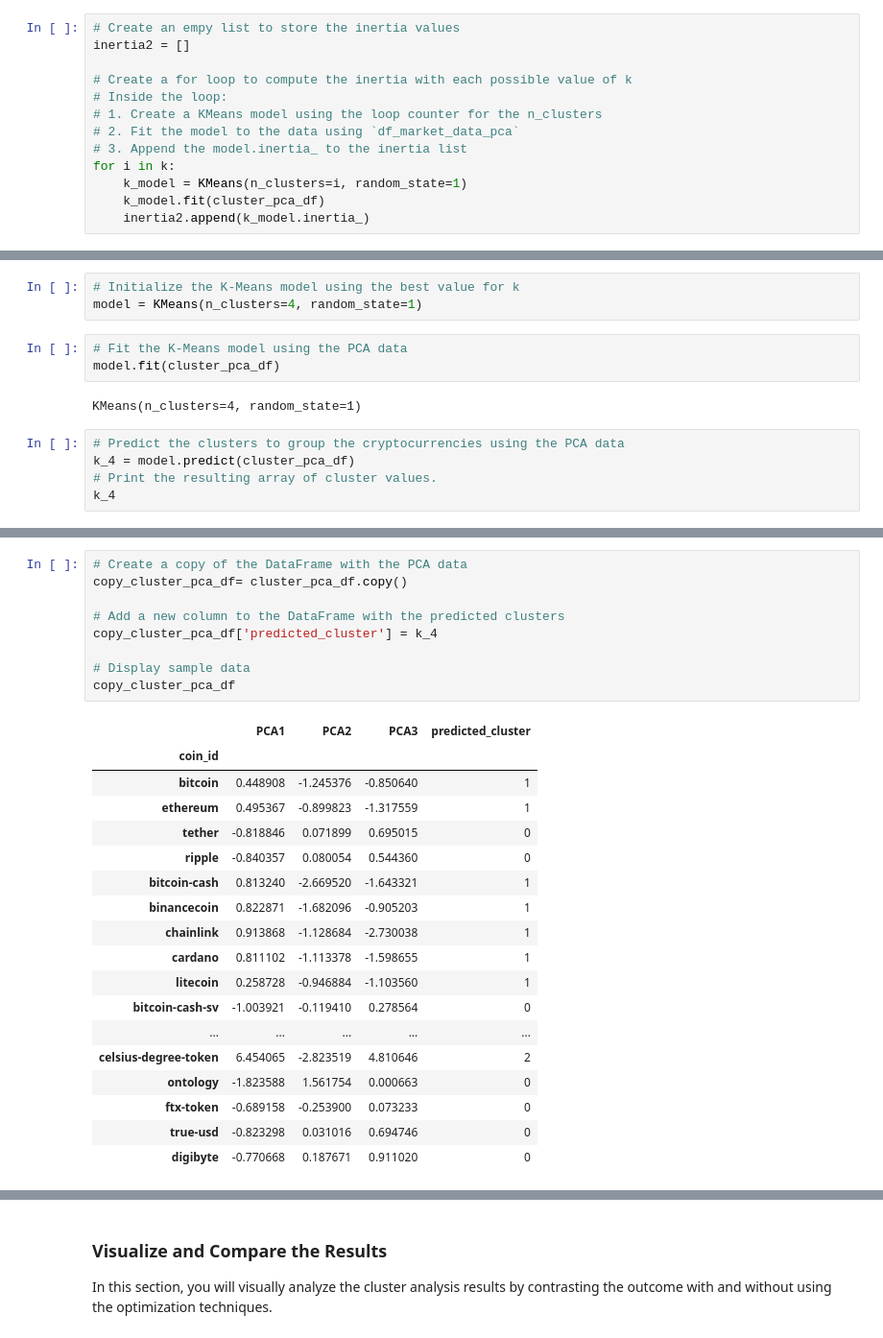
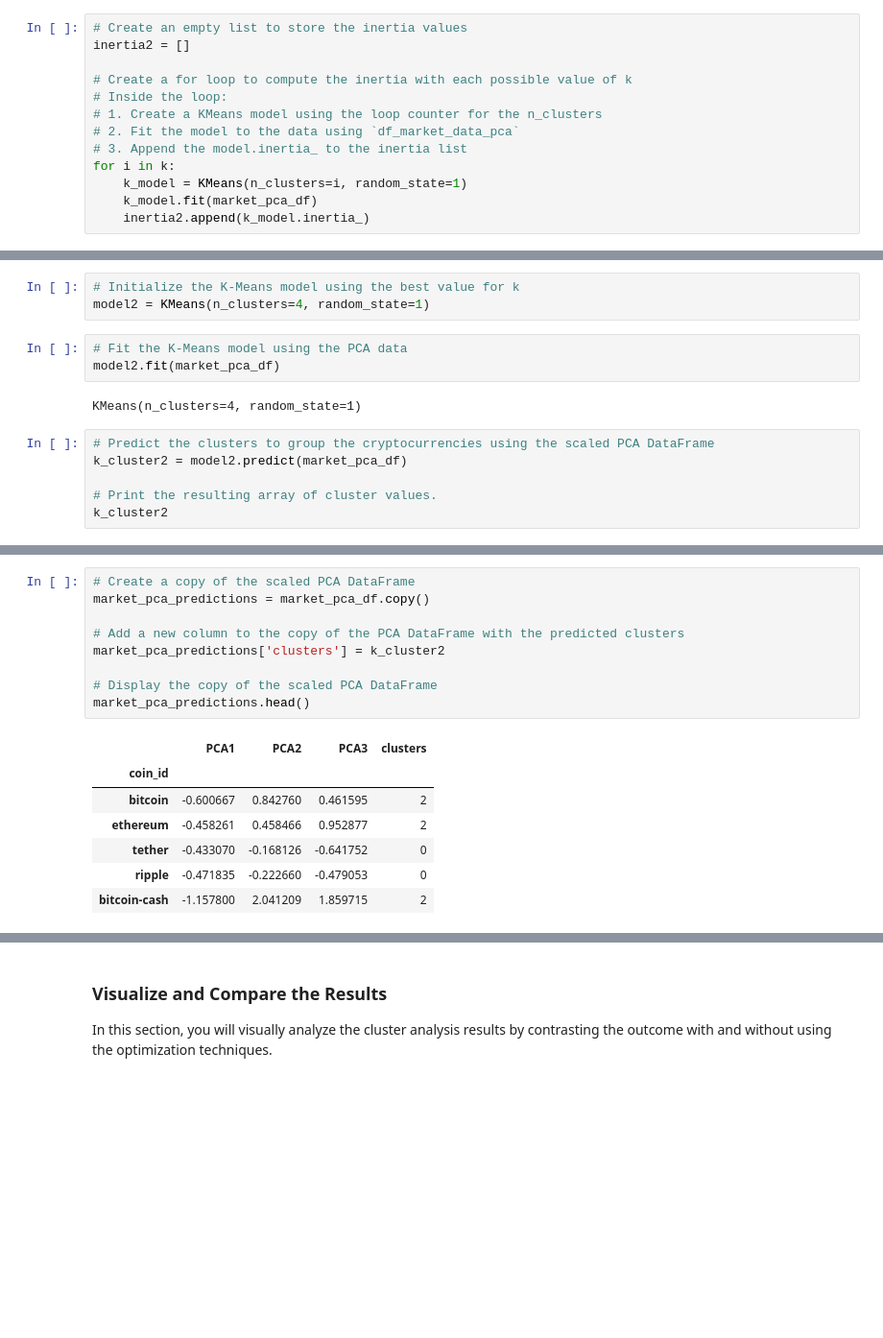
Before and after one commit to connerdekok/CryptoClustering, a Jupyter notebook: Crypto_Clustering.ipynb, the cells around one changed output, grey strips where cells are left out. Shown at 96% size. Drawn from its saved outputs; the diff is of its cells as text; blank space fills up the shorter version.

```diff
--- a/Crypto_Clustering.ipynb
+++ b/Crypto_Clustering.ipynb
@@ -313,7 +259,7 @@ k
 # %% [output]
 [1, 2, 3, 4, 5, 6, 7, 8, 9, 10, 11]
 # %%
-# Create an empy list to store the inertia values
+# Create an empty list to store the inertia values
 inertia2 = []
 
 # Create a for loop to compute the inertia with each possible value of k
@@ -323,7 +269,7 @@ inertia2 = []
 # 3. Append the model.inertia_ to the inertia list
 for i in k:
     k_model = KMeans(n_clusters=i, random_state=1)
-    k_model.fit(cluster_pca_df)
+    k_model.fit(market_pca_df)
     inertia2.append(k_model.inertia_)
 # %%
 # Create a dictionary with the data to plot the Elbow curve
@@ -370,15 +303,16 @@ elbow_df2.hvplot.line(
 ### Cluster Cryptocurrencies with K-means Using the Scaled PCA DataFrame
 # %%
 # Initialize the K-Means model using the best value for k
-model = KMeans(n_clusters=4, random_state=1)
+model2 = KMeans(n_clusters=4, random_state=1)
 # %%
 # Fit the K-Means model using the PCA data
-model.fit(cluster_pca_df)
+model2.fit(market_pca_df)
 # %% [output]
 KMeans(n_clusters=4, random_state=1)
 # %%
-# Predict the clusters to group the cryptocurrencies using the PCA data
-k_4 = model.predict(cluster_pca_df)
+# Predict the clusters to group the cryptocurrencies using the scaled PCA DataFrame
+k_cluster2 = model2.predict(market_pca_df)
+
 # Print the resulting array of cluster values.
-k_4
+k_cluster2
 # %% [output]
@@ -387,30 +321,19 @@ array([1, 1, 0, 0, 1, 1, 1, 1, 1, 0, 0, 0, 0, 1, 0, 1, 0, 0, 1, 0, 0, 1,
 # %%
-# Create a copy of the DataFrame with the PCA data
-copy_cluster_pca_df= cluster_pca_df.copy()
+# Create a copy of the scaled PCA DataFrame
+market_pca_predictions = market_pca_df.copy()
 
-# Add a new column to the DataFrame with the predicted clusters
-copy_cluster_pca_df['predicted_cluster'] = k_4
+# Add a new column to the copy of the PCA DataFrame with the predicted clusters
+market_pca_predictions['clusters'] = k_cluster2
 
-# Display sample data
-copy_cluster_pca_df
+# Display the copy of the scaled PCA DataFrame
+market_pca_predictions.head()
 # %% [output]
-|  | PCA1 | PCA2 | PCA3 | predicted_cluster |
+|  | PCA1 | PCA2 | PCA3 | clusters |
 | coin_id |  |  |  |  |
-| bitcoin | 0.448908 | -1.245376 | -0.850640 | 1 |
-| ethereum | 0.495367 | -0.899823 | -1.317559 | 1 |
-| tether | -0.818846 | 0.071899 | 0.695015 | 0 |
-| ripple | -0.840357 | 0.080054 | 0.544360 | 0 |
-| bitcoin-cash | 0.813240 | -2.669520 | -1.643321 | 1 |
-| binancecoin | 0.822871 | -1.682096 | -0.905203 | 1 |
-| chainlink | 0.913868 | -1.128684 | -2.730038 | 1 |
-| cardano | 0.811102 | -1.113378 | -1.598655 | 1 |
-| litecoin | 0.258728 | -0.946884 | -1.103560 | 1 |
-| bitcoin-cash-sv | -1.003921 | -0.119410 | 0.278564 | 0 |
-| ... | ... | ... | ... | ... |
-| celsius-degree-token | 6.454065 | -2.823519 | 4.810646 | 2 |
-| ontology | -1.823588 | 1.561754 | 0.000663 | 0 |
-| ftx-token | -0.689158 | -0.253900 | 0.073233 | 0 |
-| true-usd | -0.823298 | 0.031016 | 0.694746 | 0 |
-| digibyte | -0.770668 | 0.187671 | 0.911020 | 0 |
+| bitcoin | -0.600667 | 0.842760 | 0.461595 | 2 |
+| ethereum | -0.458261 | 0.458466 | 0.952877 | 2 |
+| tether | -0.433070 | -0.168126 | -0.641752 | 0 |
+| ripple | -0.471835 | -0.222660 | -0.479053 | 0 |
+| bitcoin-cash | -1.157800 | 2.041209 | 1.859715 | 2 |
 # %%
 # Create a scatter plot using hvPlot by setting
```
Also changed, not shown: parts of 24 cells of this notebook.
